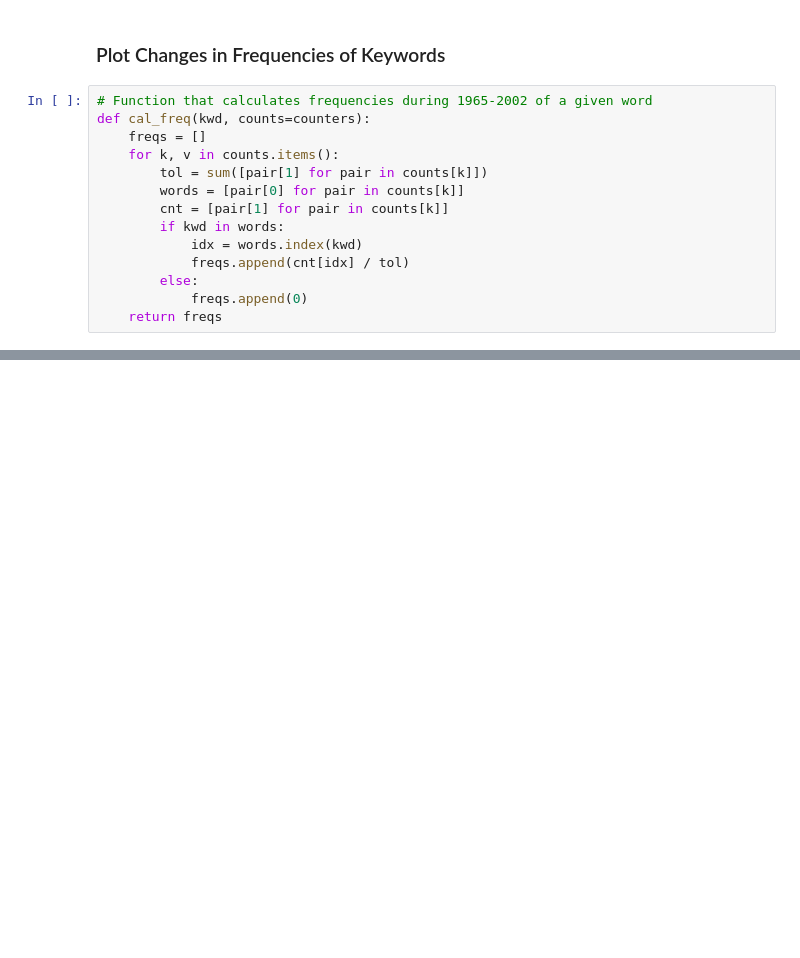
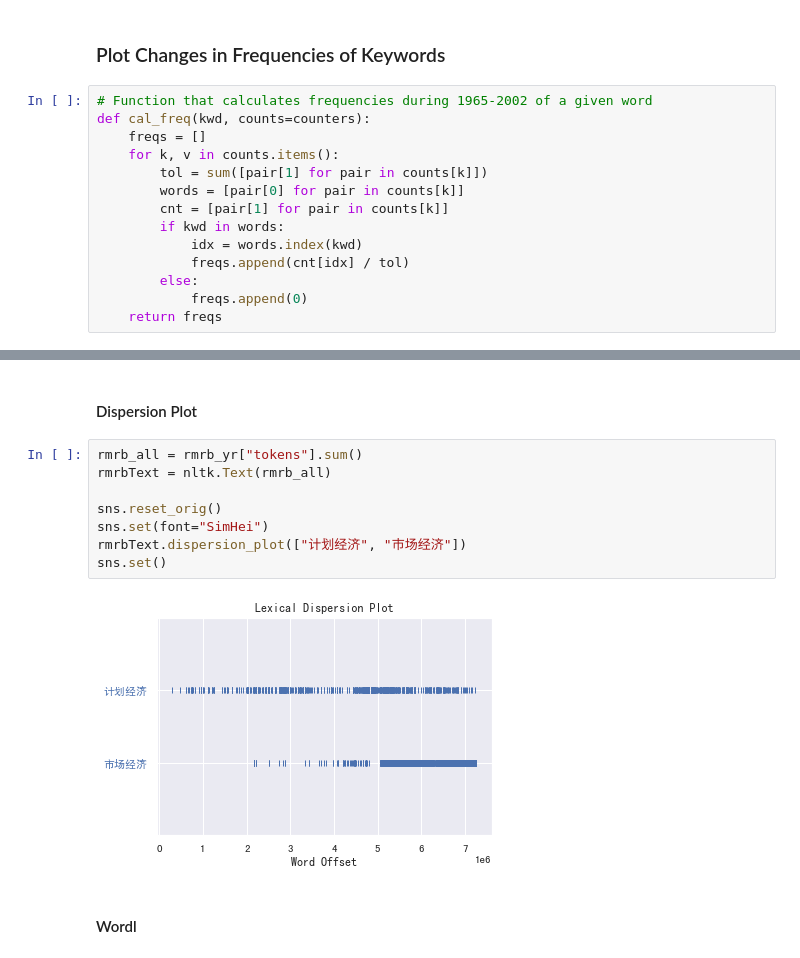
Before and after one commit to WMhYang/EconContent, a Jupyter notebook: codes/counting.ipynb, the cells around one changed output, grey strips where cells are left out. Cells and saved outputs as stored; diff of their text form; blank space fills up the shorter version.

```diff
--- a/codes/counting.ipynb
+++ b/codes/counting.ipynb
@@ -191,0 +327,14 @@ df
+# %% [markdown]
+#### Dispersion Plot
+# %%
+rmrb_all = rmrb_yr["tokens"].sum()
+rmrbText = nltk.Text(rmrb_all)
+
+sns.reset_orig()
+sns.set(font="SimHei")
+rmrbText.dispersion_plot(["计划经济", "市场经济"])
+sns.set()
+# %% [output]
+[figure, added]
+# %% [markdown]
+#### Wordl
```
Also changed, not shown: parts of 20 cells of this notebook.
